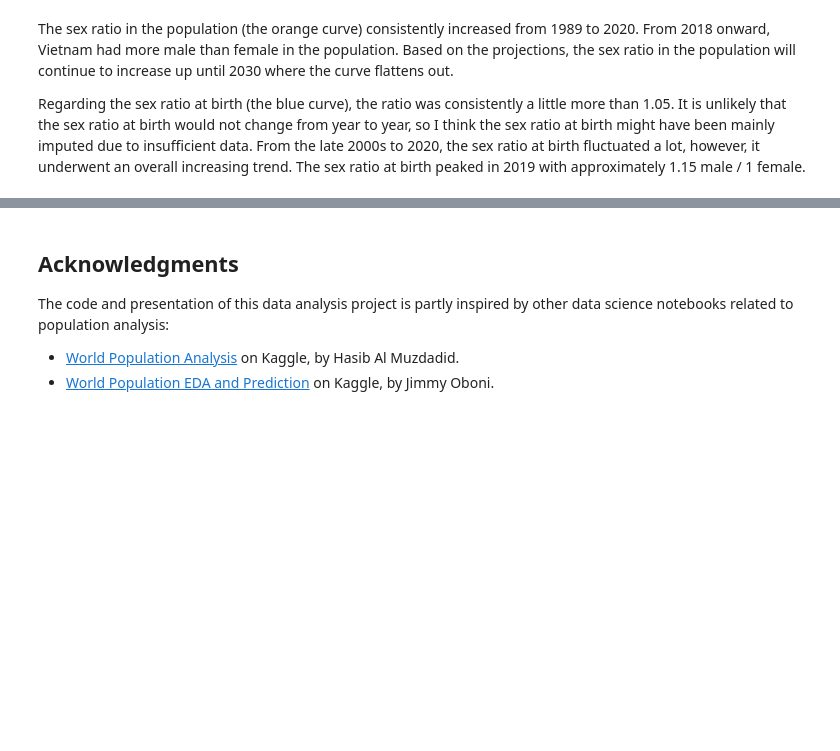
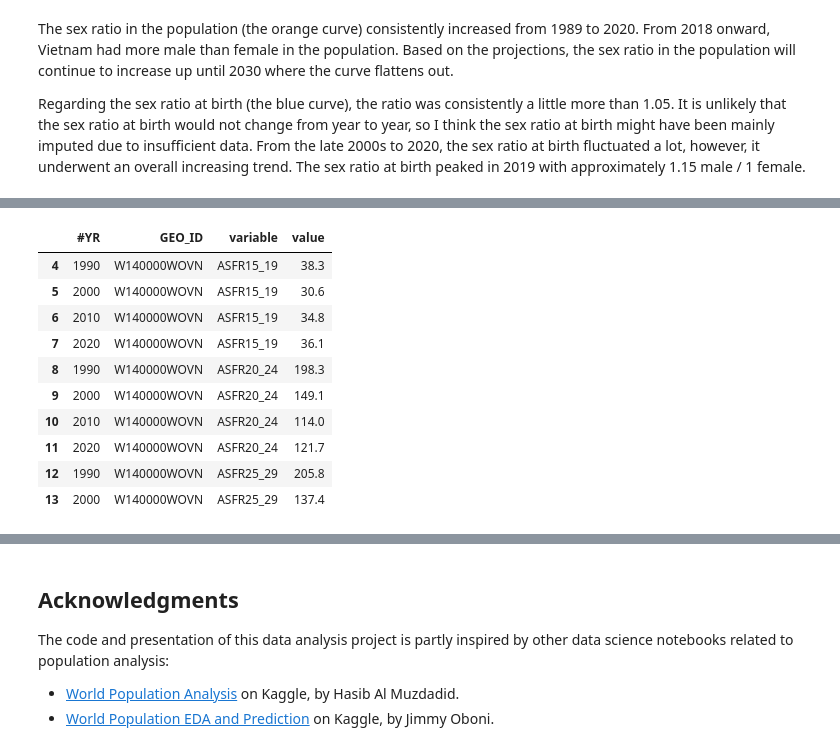
Before and after one commit to thaianle/international-database, a Jupyter notebook: idb5yr-python.ipynb, the cells around one changed output, grey strips where cells are left out. Saved outputs shown, nothing was run; the diff lists cells and outputs as text; code cells hidden in the pictures; blank space fills up the shorter version.

```diff
--- a/idb5yr-python.ipynb
+++ b/idb5yr-python.ipynb
@@ -380,0 +430,16 @@ Regarding the sex ratio at birth (the blue curve), the ratio was consistently a
+# %%
+vn_fert = vn_comparison_2[vn_comparison_2['variable'].isin(['ASFR15_19', 'ASFR20_24', 'ASFR25_29', 'ASFR30_34', 'ASFR35_39', 'ASFR40_44', 'ASFR45_49'])]
+vn_fert.sort_values(['variable', '#YR'])
+vn_fert.head(10)
+# %% [output]
+|  | #YR | GEO_ID | variable | value |
+| 4 | 1990 | W140000WOVN | ASFR15_19 | 38.3 |
+| 5 | 2000 | W140000WOVN | ASFR15_19 | 30.6 |
+| 6 | 2010 | W140000WOVN | ASFR15_19 | 34.8 |
+| 7 | 2020 | W140000WOVN | ASFR15_19 | 36.1 |
+| 8 | 1990 | W140000WOVN | ASFR20_24 | 198.3 |
+| 9 | 2000 | W140000WOVN | ASFR20_24 | 149.1 |
+| 10 | 2010 | W140000WOVN | ASFR20_24 | 114.0 |
+| 11 | 2020 | W140000WOVN | ASFR20_24 | 121.7 |
+| 12 | 1990 | W140000WOVN | ASFR25_29 | 205.8 |
+| 13 | 2000 | W140000WOVN | ASFR25_29 | 137.4 |
```
Also changed, not shown: parts of 8 cells of this notebook.
